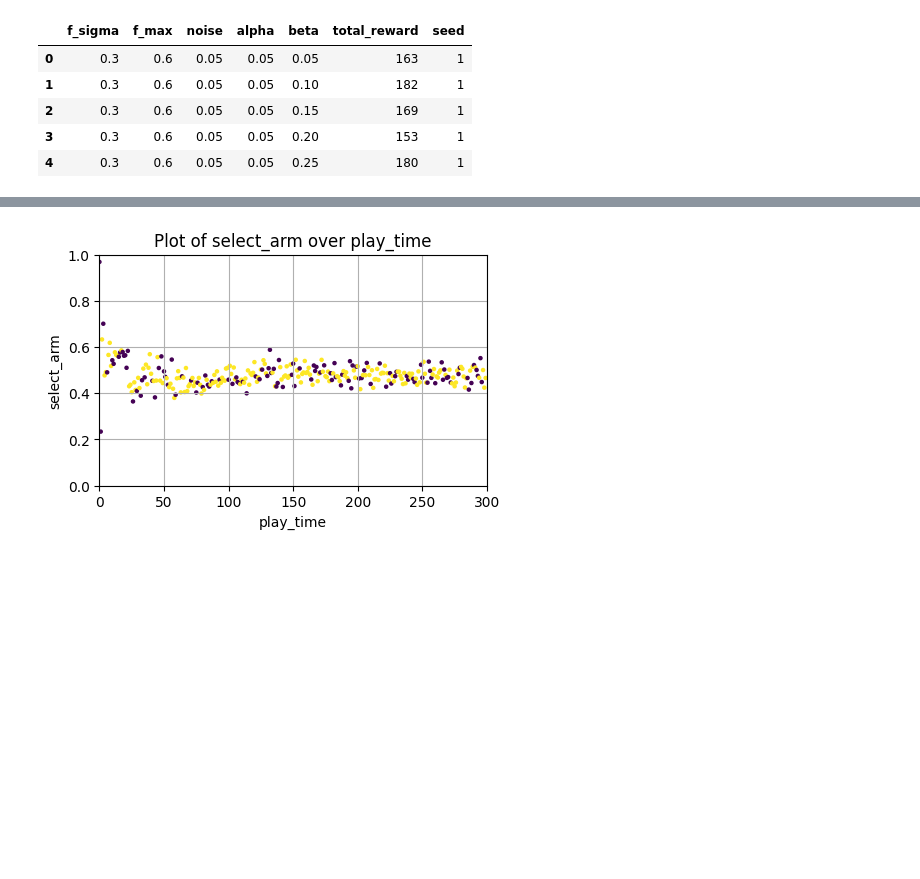
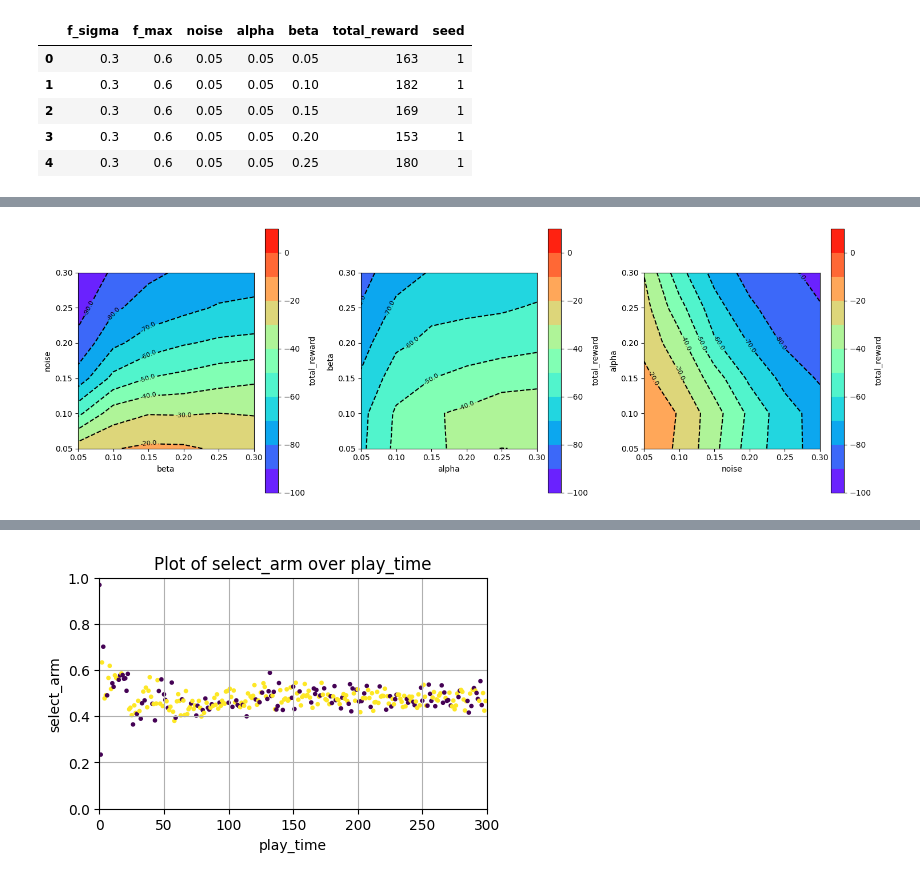
Before and after one commit to taikicoco/gauusian_process_bandit, a Jupyter notebook: app/bandit/results/plot.ipynb, the cells around one changed output, grey strips where cells are left out. Drawn from its saved outputs; the diff is of its cells as text; code cells hidden in the pictures; blank space fills up the shorter version.

```diff
--- a/app/bandit/results/plot.ipynb
+++ b/app/bandit/results/plot.ipynb
@@ -92,0 +111,8 @@ plt.show()
+# %%
+f_max = 0.4
+f_sigma = 0.2
+df2 = df2_[(df2_['f_max'] == f_max) & (df2_['f_sigma'] == f_sigma)]
+
+n_play = 300
+t_t_r = f_max * n_play
+df2
@@ -93 +133,81 @@ plt.show()
+# %%
+import matplotlib.pyplot as plt
+import numpy as np
+lev = [i for i in range(-100, 15, 10)]
+
+# Noise-Beta Plot
+df_subset1 = df2[['noise', 'alpha', 'beta', 'total_reward']]
+df_subset1 = df_subset1.groupby(['noise', 'beta'])['total_reward'].mean().reset_index()
+
+pivot_table1 = df_subset1.pivot(index='noise', columns='beta', values='total_reward')
+pivot_table1 = pivot_table1.fillna(0)
+
+X1 = pivot_table1.columns.values
+Y1 = pivot_table1.index.values
+Z1 = pivot_table1.values - t_t_r
+X1, Y1 = np.meshgrid(X1, Y1)
+
+# Alpha-Beta Plot
+df_subset2 = df2[['noise', 'alpha', 'beta', 'total_reward']]
+df_subset2 = df_subset2.groupby(['alpha', 'beta'])['total_reward'].mean().reset_index()
+
+pivot_table2 = df_subset2.pivot(index='alpha', columns='beta', values='total_reward')
+pivot_table2 = pivot_table2.fillna(0)
+
+X2 = pivot_table2.columns.values
+Y2 = pivot_table2.index.values
+Z2 = pivot_table2.values - t_t_r
+X2, Y2 = np.meshgrid(X2, Y2)
+
+# Alpha-Noise Plot
+df_subset3 = df2[['noise', 'alpha', 'beta', 'total_reward']]
+df_subset3 = df_subset3.groupby(['alpha', 'noise'])['total_reward'].mean().reset_index()
+
+pivot_table3 = df_subset3.pivot(index='alpha', columns='noise', values='total_reward')
+pivot_table3 = pivot_table3.fillna(0)
+
+X3 = pivot_table3.columns.values
+Y3 = pivot_table3.index.values
+Z3 = pivot_table3.values - t_t_r
+X3, Y3 = np.meshgrid(X3, Y3)
+
+# Create a figure
+fig, axs = plt.subplots(1, 3, figsize=(15, 5))
+
+# Plot Noise-Beta
+c1 = axs[0].contour(X1, Y1, Z1,colors='black', levels=lev)
+c1.clabel(fmt='%1.1f', fontsize=8)
+c1 = axs[0].contourf(X1, Y1, Z1,cmap='rainbow', levels=lev)
+
+fig.colorbar(c1, ax=axs[0], label='total_reward')
+axs[0].set_ylabel('noise')
+axs[0].set_xlabel('beta')
+axs[0].set_aspect('equal')
+
+# Plot Alpha-Beta
+c2 = axs[1].contour(X2, Y2, Z2,colors='black', levels=lev)
+c2.clabel(fmt='%1.1f', fontsize=8)
+c2 = axs[1].contourf(X2, Y2, Z2,cmap='rainbow', levels=lev)
+
+fig.colorbar(c2, ax=axs[1], label='total_reward')
+axs[1].set_xlabel('alpha')
+axs[1].set_ylabel('beta')
+axs[1].set_aspect('equal')
+
+# Plot Alpha-Noise
+
+c3 = axs[2].contour(X3, Y3, Z3,colors='black', levels=lev)
+c3.clabel(fmt='%1.1f', fontsize=8)
+c3 = axs[2].contourf(X3, Y3, Z3,cmap='rainbow', levels=lev)
+
+fig.colorbar(c3, ax=axs[2], label='total_reward')
+axs[2].set_ylabel('alpha')
+axs[2].set_xlabel('noise')
+axs[2].set_aspect('equal')
+
+# Show the figure
+plt.tight_layout()
+plt.show()
+# %% [output]
+[figure, added]
 # %%
```
Also changed, not shown: parts of 10 cells of this notebook, 2 other files.
